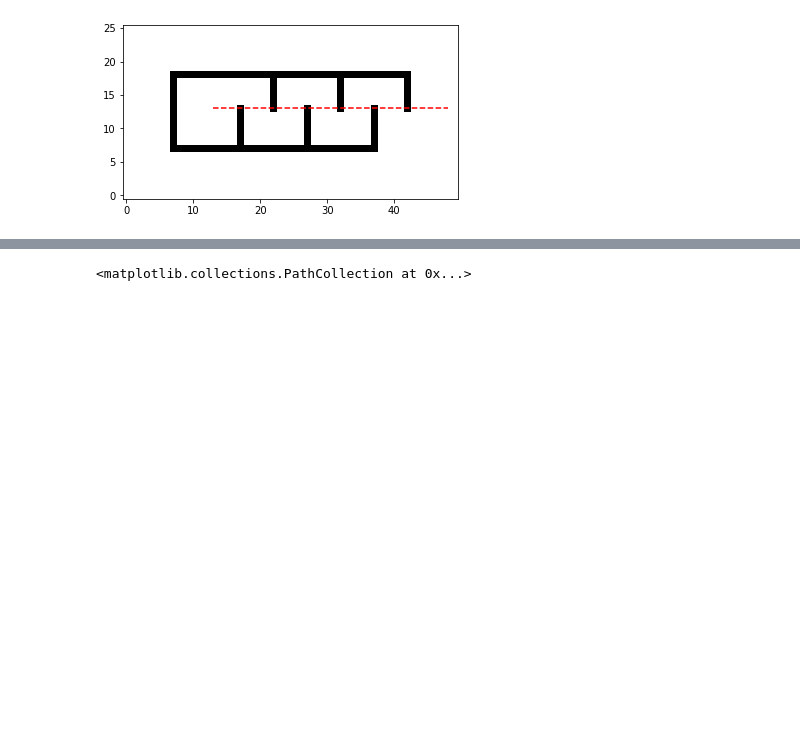
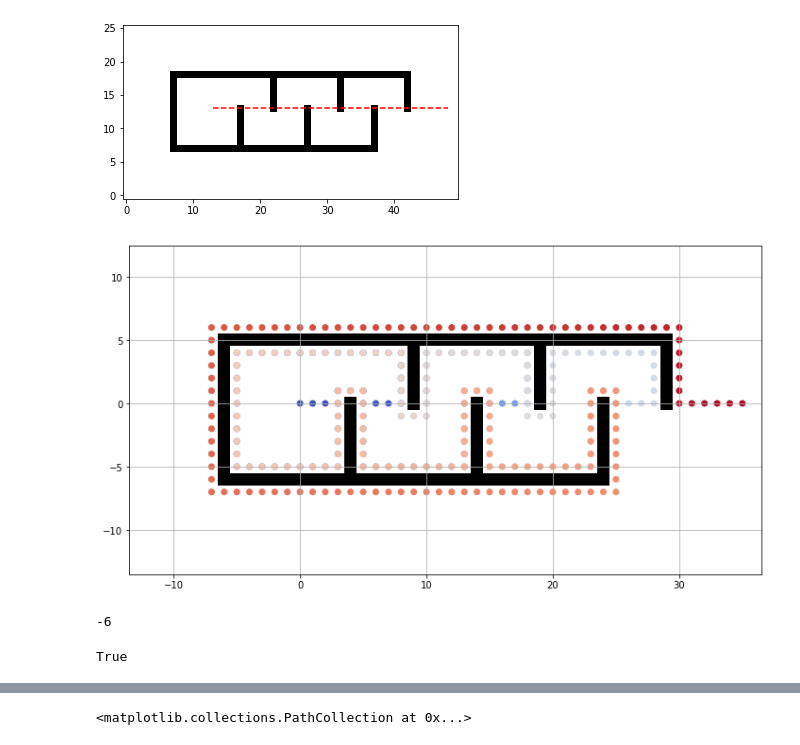
Before and after one commit to WhiffleFish/ASEN5519, a Jupyter notebook: HW1/7b.ipynb, the cells around one changed output, grey strips where cells are left out. Saved outputs shown, nothing was run; the diff lists cells and outputs as text; code cells hidden in the pictures; blank space fills up the shorter version.

```diff
--- a/HW1/7b.ipynb
+++ b/HW1/7b.ipynb
@@ -67,6 +66,22 @@ plt.plot(list(zip(qstart,qgoal))[0],list(zip(qstart,qgoal))[1], 'r--')
 # %% [output]
 [<matplotlib.lines.Line2D at 0x...>]
 [figure]
+# %%
+fig, ax = plt.subplots(figsize=(12,7))
+ax.imshow(W.T,cmap='gray_r', origin='lower', extent=[xmin-pad-0.5,xmax+pad-0.5,ymin-pad-0.5,ymax+pad-0.5])
+ax.scatter(np.array(move_history)[:,0]+(xmin-pad),np.array(move_history)[:,1]+(ymin-pad), c=rgbs)
+# plt.scatter([4],[1])
+ax.grid()
+# %% [output]
+[figure, added]
+# %%
+ymin
+# %% [output]
+-6
+# %%
+bool([None])
+# %% [output]
+True
 # %%
 pos = np.array(qstart)
 qgoal = np.array(qgoal)
```
Also changed, not shown: parts of 5 cells of this notebook, 5 other files.
